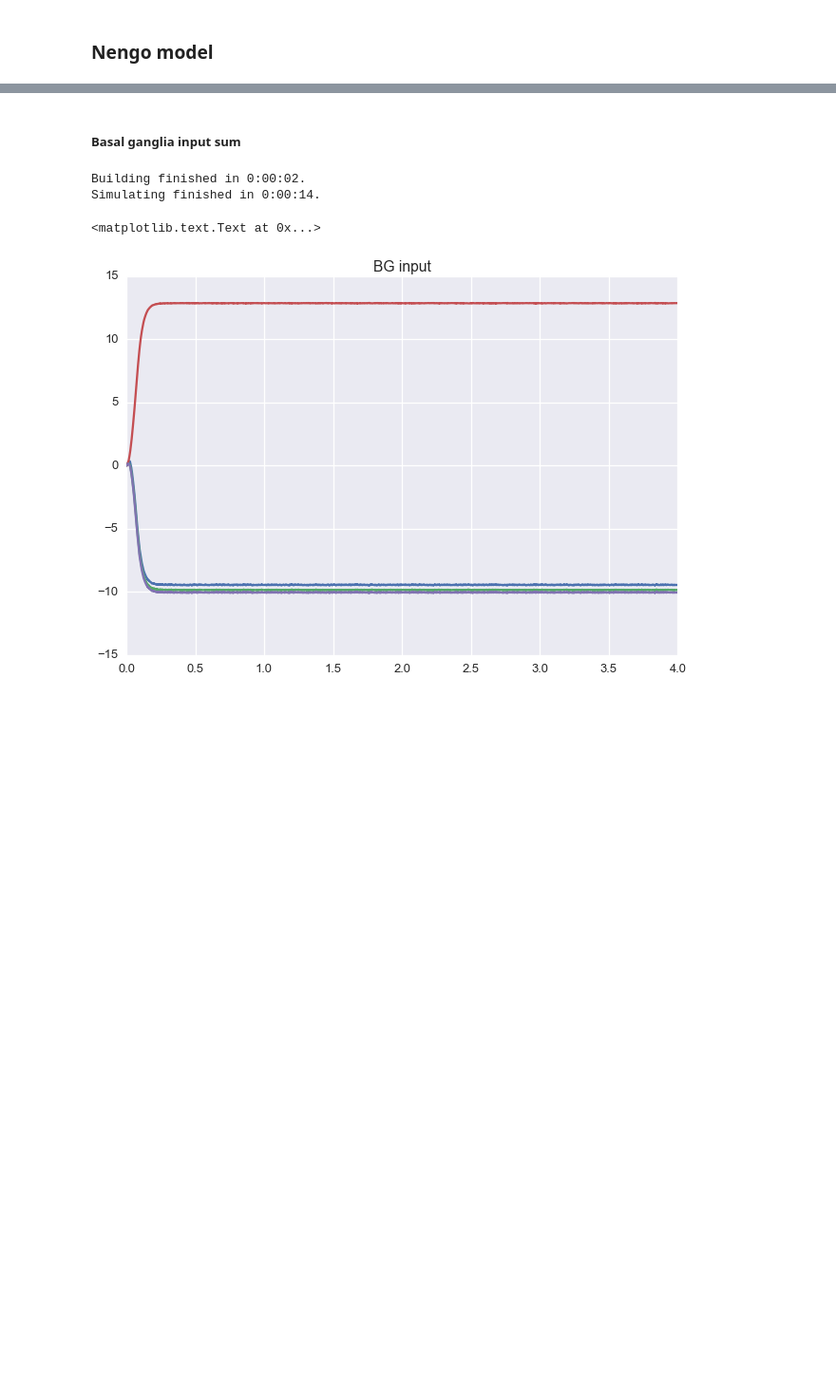
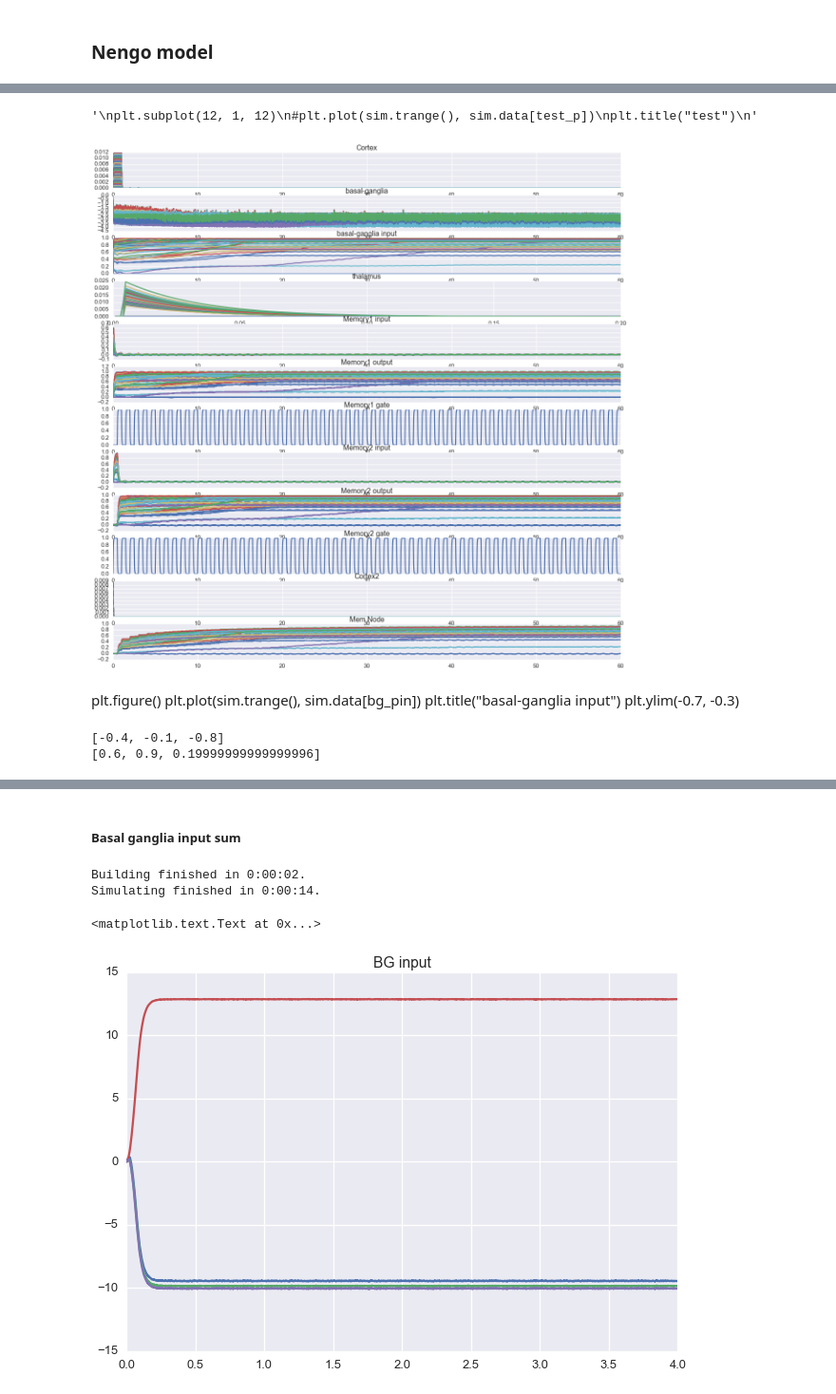
Before and after one commit to s72sue/infer_hyperparam, a Jupyter notebook: fall2017/generalize learning.ipynb, the cells around one changed output, grey strips where cells are left out. Shown at 95% size. Drawn from its saved outputs; the diff is of its cells as text; code cells hidden in the pictures; blank space fills up the shorter version.

Commit message:
bg non-negative input

```diff
--- a/fall2017/generalize learning.ipynb
+++ b/fall2017/generalize learning.ipynb
@@ -353,7 +382,7 @@ p = _pXZ[0]
 a =  np.random.randint(0, M)
 L = np.zeros(M)
 pxz = p * pZA[a, :]   # pZA changing every one second, p (likelihood) changing every 20 secs or so.
-input =  (pxz / np.sum(pxz))
+input = (pxz / np.sum(pxz))
 
 model = nengo.Network(label='learn prior', seed=15)
 #model.config[nengo.Ensemble].neuron_type=nengo.LIFRate() #nengo.Direct() #nengo.LIFRate()
@@ -364,12 +393,15 @@ time = 0
 k = 0
 beta = 0.65
 thal_factor = 0.8544 #0.653 #0.754 #0.684 #0.664
+global spy
+global spy_pxz
 with model:
+
 
     def ctx_drive(t, x):
         "t - current time in ms"
         "x - cortical state in cortex2 ensemble"
-        global k, p, i
+        global k, p, i, spy_pxz
         # every 5 iterations, a new sample comes in
         if t%20 == 0 and t!=0:
             i = i+1
@@ -380,15 +412,38 @@ with model:
             k = k+1  # updating every 1 second, so each iteration is 1s
             nk = np.power(float(np.floor(k)+2), -beta)
             pxz = p * x   # p is the likelihood - later p should also vary after every 20 iterations or so
-            pxz = pxz / np.sum(pxz)
+            #print "pxz: ", pxz
+            #print "p: ", p
+            #print "x: ", x
+            spy_pxz = [pxz, p, x]
+            if pxz.any():
+                pxz = pxz / np.sum(pxz)
+            else:
+                print "pxz = zero"
             return nk*pxz
 
         nk = np.power(float(np.floor(k)+2), -beta)
         if t<1:
-                return nk*input
+            return nk*input
 
         return nk*x
 
+
+    def ctx_to_bg(x):
+        # scale x such that all
+        # why does x sometimes have all equal elements??
+        global spy
+        if x.any():
+            new_xmax = 1
+            new_xmin = 0
+            x_min = np.min(x)
+            x_max = np.max(x)
+            if x_min != x_max:
+                spy = [x_min, x_max, x]
+                x = (new_xmax - new_xmin)/(x_max - x_min)*(x - x_min)+ new_xmin
+            else:
+                print "all equal"
+        return x
 
     # cortincal input to the model
     cortex_in = nengo.Node(output=ctx_drive, size_out=max_age, size_in=max_age)
@@ -413,8 +468,13 @@ with model:
     # logpZA.T => (300, 120)
     #nengo.Connection(cortex, BG.input, transform=logpZA/10.0)
     node_ctx = nengo.Node(size_in=srch_space, size_out=srch_space)
+    node_const = nengo.Node(output=np.ones(srch_space), size_out=srch_space)
+    ensemble_ctx = nengo.Ensemble(n_neurons=100, dimensions=srch_space, neuron_type=nengo.Direct())
     nengo.Connection(cortex, node_ctx, transform=logpZA/10.0)
-    nengo.Connection(node_ctx, BG.input)
+    nengo.Connection(node_const, node_ctx)
+    nengo.Connection(node_ctx, ensemble_ctx)
+    nengo.Connection(ensemble_ctx, BG.input, function=ctx_to_bg)
+
 
 
     # this function is no longer needed
@@ -468,7 +528,7 @@ with model:
 
     node_mem = nengo.Node(output=mem_to_bg, size_in=srch_space, size_out=srch_space)
     nengo.Connection(memory2.output, node_mem)  #node is needed to multiply by updated (1-nk) over time
-    nengo.Connection(node_mem, BG.input)
+    nengo.Connection(node_mem, node_ctx)
     #'''
 
     # connect output of thalamus
@@ -519,6 +604,7 @@ plt.title("basal-ganglia input")
 plt.subplot(12, 1, 4)
 plt.plot(sim.trange(), sim.data[thal_p])
 plt.title("thalamus")
+plt.xlim(0,0.2)
 
 #'''
 plt.subplot(12, 1, 5)
@@ -539,31 +625,34 @@ plt.plot(sim.trange(), sim.data[memory2_ip])
 plt.title("Memory2 input")
 
 plt.subplot(12, 1, 9)
 plt.plot(sim.trange(), sim.data[memory2_op])
 plt.title("Memory2 output")
 
 plt.subplot(12, 1, 10)
 plt.plot(sim.trange(), sim.data[memory2_gp])
 plt.title("Memory2 gate")
 #'''
 
 #plt.subplot(12, 1, 11)
 #plt.plot(sim.trange(), sim.data[node_ctxp])
 #plt.title("Cortex Node")
 
 plt.subplot(12, 1, 12)
 plt.plot(sim.trange(), sim.data[node_memp])
 plt.title("Mem Node");
 
 
 
 plt.subplot(12, 1, 11)
 plt.plot(sim.trange(), sim.data[cortex2_p])
 plt.title("Cortex2")
 
 '''
 plt.subplot(12, 1, 12)
 #plt.plot(sim.trange(), sim.data[test_p])
 plt.title("test")
 '''
+# %% [output]
+'\nplt.subplot(12, 1, 12)\n#plt.plot(sim.trange(), sim.data[test_p])\nplt.title("test")\n'
+[figure, added]
 # %%
@@ -587,3 +676,16 @@ plt.plot(thetas, pZA[46, :], 'g')
+# %% [markdown]
+plt.figure()
+plt.plot(sim.trange(), sim.data[bg_pin])
+plt.title("basal-ganglia input")
+plt.ylim(-0.7, -0.3)
+# %%
+k = [-0.4, -0.1, -0.8]
+y = [1+x for x in k]
+print k
+print y
+# %% [output]
+[-0.4, -0.1, -0.8]
+[0.6, 0.9, 0.19999999999999996]
 # %%
 #memory2_op
 print np.argmin(sim.data[thal_p][100])
```
Also changed, not shown: parts of 16 cells of this notebook.
